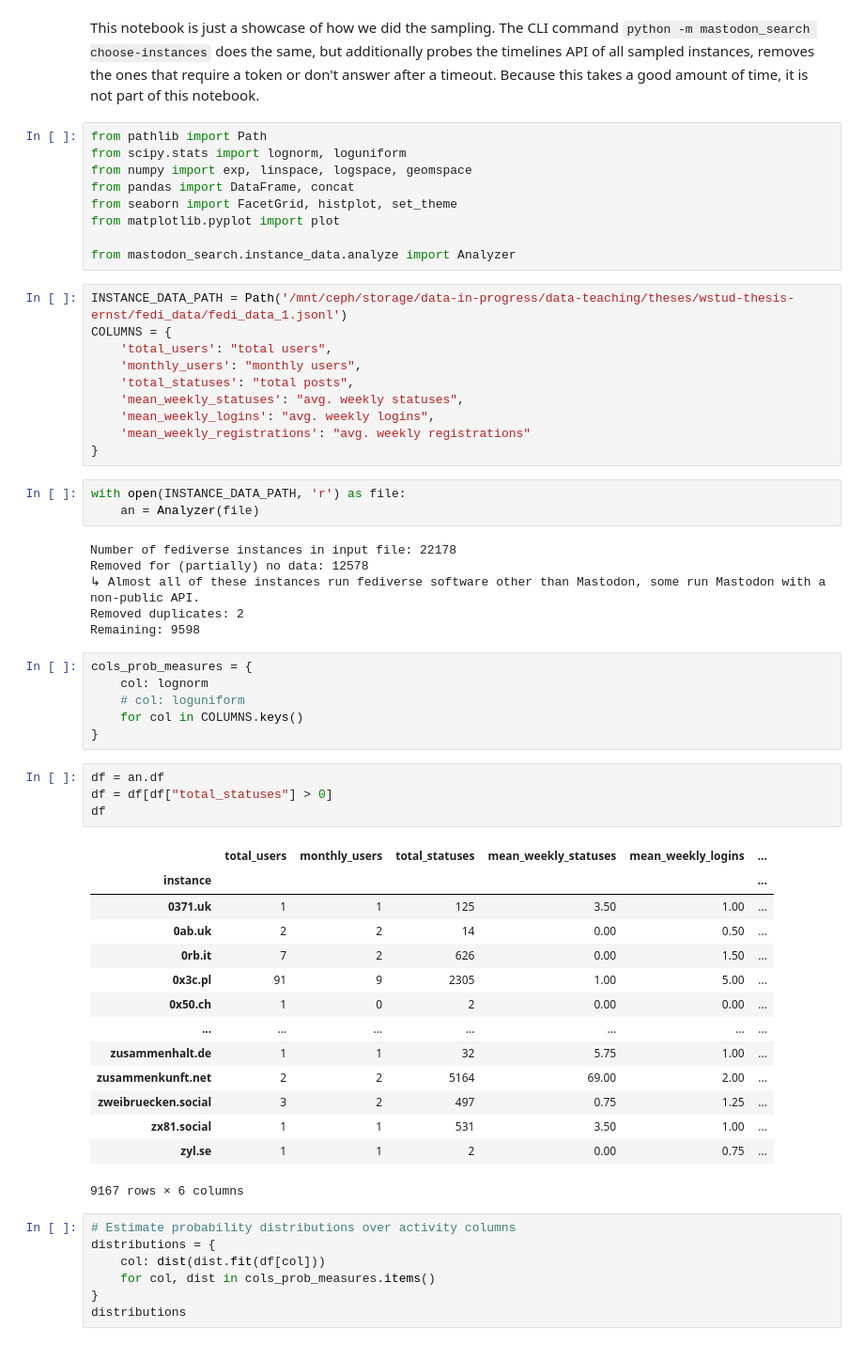
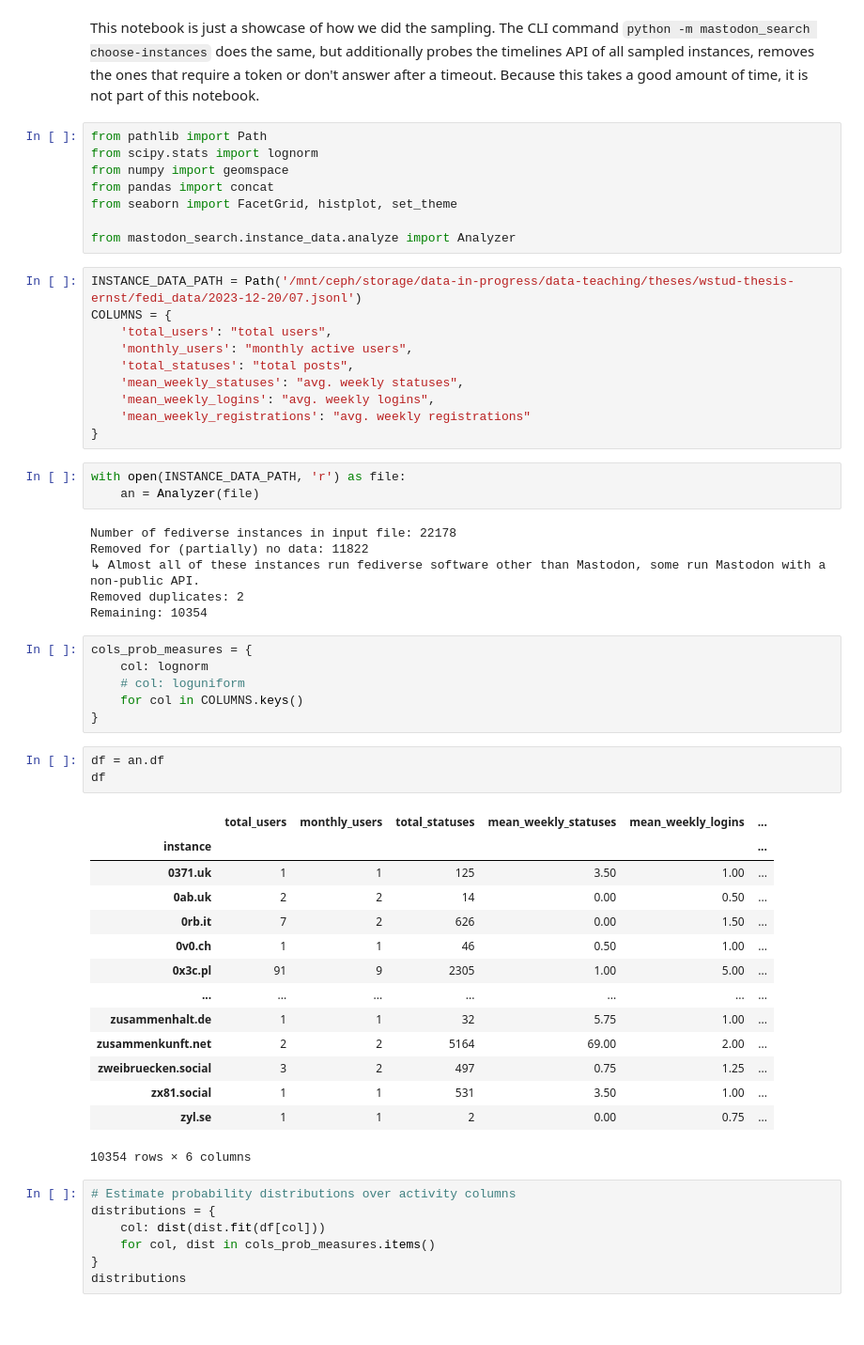
Before and after one commit to webis-de/mastodon-search, a Jupyter notebook: notebooks/mastodon-instance-sample-visualize.ipynb, the cells around one changed output. Shown: that part at 94% size. Drawn from its saved outputs; the diff is of its cells as text.

```diff
--- a/notebooks/mastodon-instance-sample-visualize.ipynb
+++ b/notebooks/mastodon-instance-sample-visualize.ipynb
@@ -2,18 +2,17 @@
 This notebook is just a showcase of how we did the sampling. The CLI command `python -m mastodon_search choose-instances` does the same, but additionally probes the timelines API of all sampled instances, removes the ones that require a token or don't answer after a timeout. Because this takes a good amount of time, it is not part of this notebook.
 # %%
 from pathlib import Path
-from scipy.stats import lognorm, loguniform
-from numpy import exp, linspace, logspace, geomspace
-from pandas import DataFrame, concat
+from scipy.stats import lognorm
+from numpy import geomspace
+from pandas import concat
 from seaborn import FacetGrid, histplot, set_theme
-from matplotlib.pyplot import plot
 
 from mastodon_search.instance_data.analyze import Analyzer
 # %%
-INSTANCE_DATA_PATH = Path('/mnt/ceph/storage/data-in-progress/data-teaching/theses/wstud-thesis-ernst/fedi_data/fedi_data_1.jsonl')
+INSTANCE_DATA_PATH = Path('/mnt/ceph/storage/data-in-progress/data-teaching/theses/wstud-thesis-ernst/fedi_data/2023-12-20/07.jsonl')
 COLUMNS = {
     'total_users': "total users",
-    'monthly_users': "monthly users",
+    'monthly_users': "monthly active users",
     'total_statuses': "total posts",
     'mean_weekly_statuses': "avg. weekly statuses",
     'mean_weekly_logins': "avg. weekly logins",
@@ -24,10 +23,10 @@ with open(INSTANCE_DATA_PATH, 'r') as file:
     an = Analyzer(file)
 # %% [output]
 Number of fediverse instances in input file: 22178
-Removed for (partially) no data: 12578
+Removed for (partially) no data: 11822
 ↳ Almost all of these instances run fediverse software other than Mastodon, some run Mastodon with a non-public API.
 Removed duplicates: 2
-Remaining: 9598
+Remaining: 10354
 # %%
 cols_prob_measures = {
     col: lognorm
@@ -36,23 +35,22 @@ cols_prob_measures = {
 }
 # %%
 df = an.df
-df = df[df["total_statuses"] > 0]
 df
 # %% [output]
 |  | total_users | monthly_users | total_statuses | mean_weekly_statuses | mean_weekly_logins | ... |
 | instance |  |  |  |  |  | ... |
 | 0371.uk | 1 | 1 | 125 | 3.50 | 1.00 | ... |
 | 0ab.uk | 2 | 2 | 14 | 0.00 | 0.50 | ... |
 | 0rb.it | 7 | 2 | 626 | 0.00 | 1.50 | ... |
+| 0v0.ch | 1 | 1 | 46 | 0.50 | 1.00 | ... |
 | 0x3c.pl | 91 | 9 | 2305 | 1.00 | 5.00 | ... |
-| 0x50.ch | 1 | 0 | 2 | 0.00 | 0.00 | ... |
 | ... | ... | ... | ... | ... | ... | ... |
 | zusammenhalt.de | 1 | 1 | 32 | 5.75 | 1.00 | ... |
 | zusammenkunft.net | 2 | 2 | 5164 | 69.00 | 2.00 | ... |
 | zweibruecken.social | 3 | 2 | 497 | 0.75 | 1.25 | ... |
 | zx81.social | 1 | 1 | 531 | 3.50 | 1.00 | ... |
 | zyl.se | 1 | 1 | 2 | 0.00 | 0.75 | ... |
-9167 rows × 6 columns
+10354 rows × 6 columns
 # %%
 # Estimate probability distributions over activity columns
 distributions = {
```
Also changed, not shown: parts of 6 cells of this notebook.
